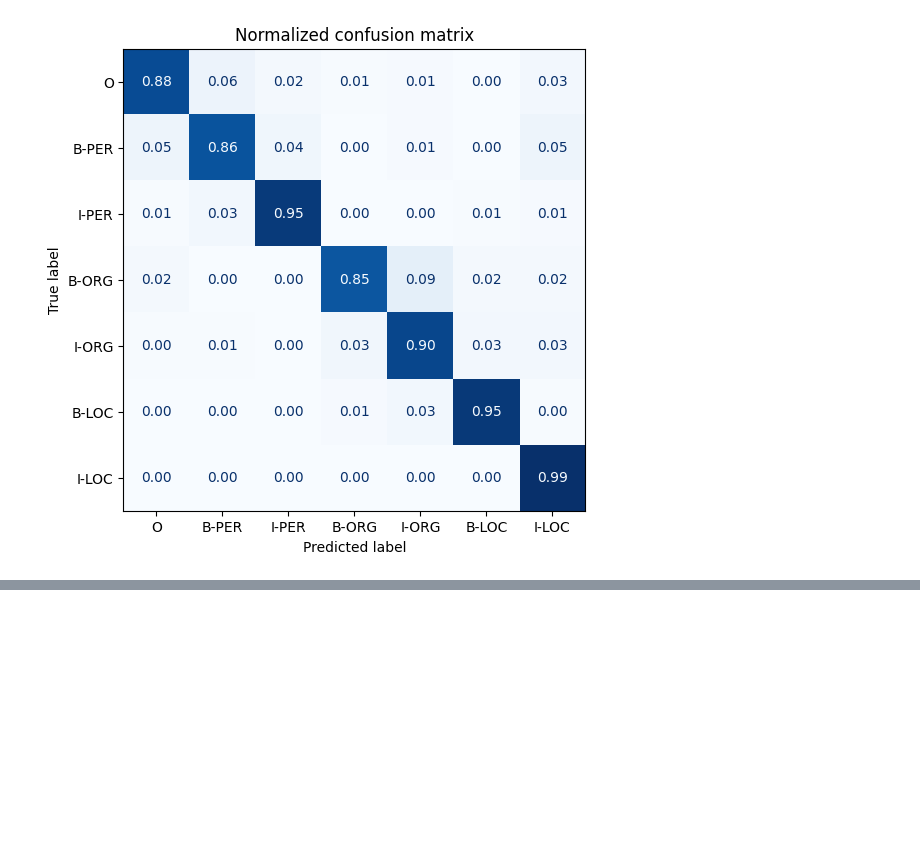
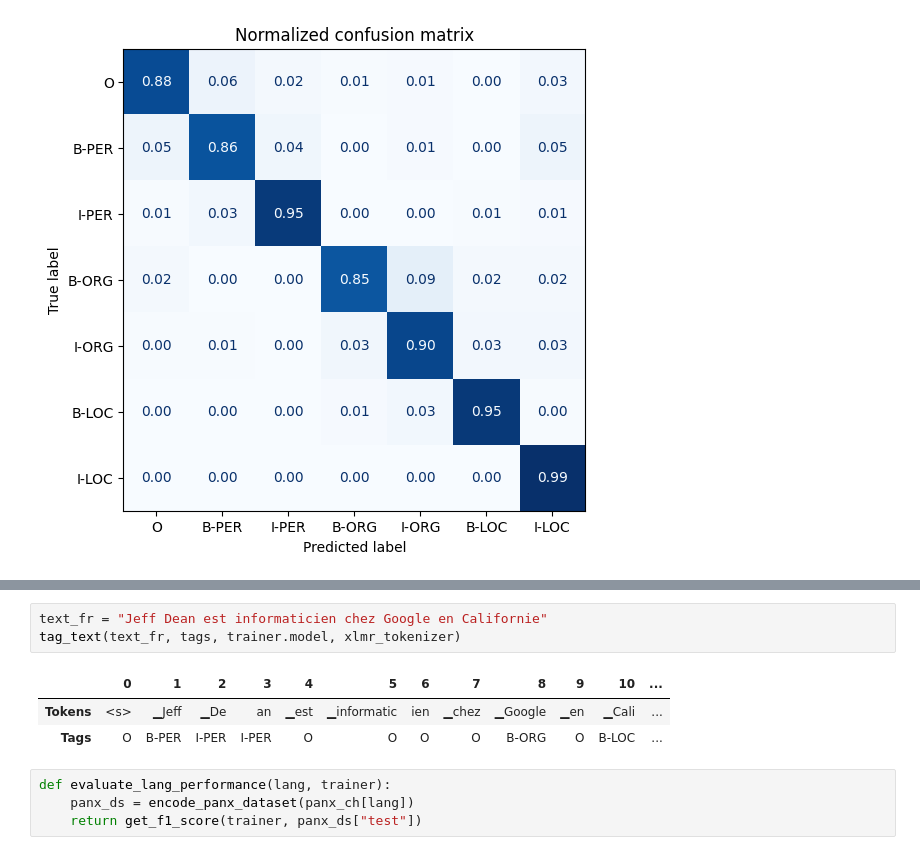
Before and after one commit to StatsGary/transformers-playground, a Jupyter notebook: 02_NER_and_lang_transfer.ipynb, the cells around one changed output, grey strips where cells are left out. Saved outputs shown, nothing was run; the diff lists cells and outputs as text; blank space fills up the shorter version.

```diff
--- a/02_NER_and_lang_transfer.ipynb
+++ b/02_NER_and_lang_transfer.ipynb
@@ -594,0 +657,11 @@ plot_confusion_matrix(df_tokens["labels"], df_tokens["predicted_label"],
+# %%
+text_fr = "Jeff Dean est informaticien chez Google en Californie"
+tag_text(text_fr, tags, trainer.model, xlmr_tokenizer)
+# %% [output]
+|  | 0 | 1 | 2 | 3 | 4 | 5 | 6 | 7 | 8 | 9 | 10 | ... |
+| Tokens | <s> | ▁Jeff | ▁De | an | ▁est | ▁informatic | ien | ▁chez | ▁Google | ▁en | ▁Cali | ... |
+| Tags | O | B-PER | I-PER | I-PER | O | O | O | O | B-ORG | O | B-LOC | ... |
+# %%
+def evaluate_lang_performance(lang, trainer):
+    panx_ds = encode_panx_dataset(panx_ch[lang])
+    return get_f1_score(trainer, panx_ds["test"])
```
Also changed, not shown: parts of 18 cells of this notebook.
